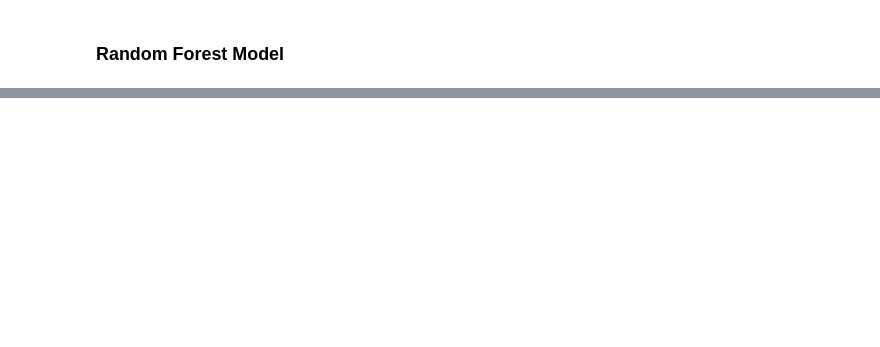
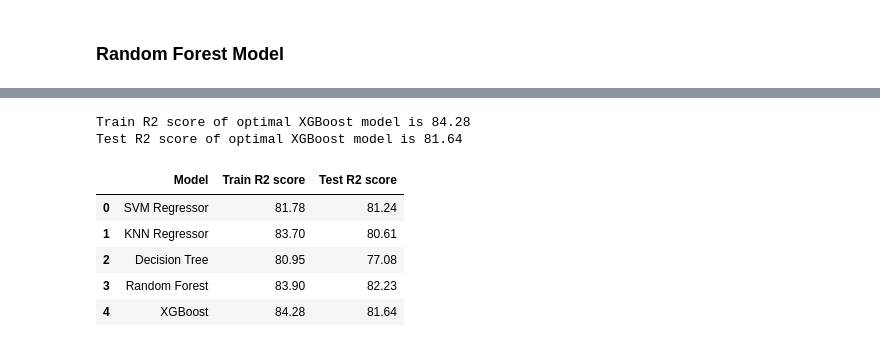
Before and after one commit to SuhasTantri/Bike-Demand-Prediction, a Jupyter notebook: Suhas_Bike_sharing_Demand_prediction_project.ipynb, the cells around one changed output, grey strips where cells are left out. Cells and saved outputs as stored; diff of their text form; code cells hidden in the pictures; blank space fills up the shorter version.

```diff
--- a/Suhas_Bike_sharing_Demand_prediction_project.ipynb
+++ b/Suhas_Bike_sharing_Demand_prediction_project.ipynb
@@ -550,0 +544,5 @@ Test r2 score of optimal Random Forest model is 82.91
+# %%
+from xgboost import XGBRegressor
+xgb=XGBRegressor(objective='reg:linear',n_estimators=100,seed=100,random_state=15,learning_rate=0.05)
+# Fitting the model
+xgb.fit(X_train,y_train,early_stopping_rounds=5,eval_set=[(X_test,y_test)],verbose=False)
@@ -550,0 +564,10 @@ Test r2 score of optimal Random Forest model is 82.91
+# %%
+# Hyper parameter tuning
+param_test = {
+ 'reg_alpha':[96,98,100,102,104]
+}
+gsearch = GridSearchCV(estimator = XGBRegressor(learning_rate=0.04,max_depth=7,n_estimators=50,verbosity=0,silent=True,colsample_bytree=0.9, min_child_weight=7,subsample=0.85,gamma=0,
+objective= 'reg:linear', nthread=4,scale_pos_weight=1,seed=27),param_grid=param_test, cv=5)
+gsearch.fit(X_train,y_train,early_stopping_rounds=5,eval_set=[(X_test,y_test)],verbose=False)
+
+gsearch.best_params_,
@@ -550,0 +586,31 @@ Test r2 score of optimal Random Forest model is 82.91
+# %%
+# Considering optimal model as best estimator from gridsearch CV
+xgb_optimal_model=gsearch.best_estimator_
+# %%
+# Making predictions on train and test data
+
+xgb_train_class_preds = xgb_optimal_model.predict(X_train)
+xgb_test_class_preds = xgb_optimal_model.predict(X_test)
+
+#Printing r2 score of test and train data
+xgb_r2_train=r2_score(y_train,xgb_train_class_preds)
+xgb_r2_test=r2_score(y_test,xgb_test_class_preds)
+print('Train R2 score of optimal XGBoost model is' ,round(xgb_r2_train*100,2))
+print('Test R2 score of optimal XGBoost model is' ,round(xgb_r2_test*100,2))
+score_result2['Model'].append('XGBoost')
+score_result2['Train R2 score'].append(round(xgb_r2_train*100,2))
+score_result2['Test R2 score'].append(round(xgb_r2_test*100,2))
+# %% [output]
+Train R2 score of optimal XGBoost model is 84.28
+Test R2 score of optimal XGBoost model is 81.64
+# %%
+# Displaying the results of all the models
+result_df=pd.DataFrame(data=score_result2)
+result_df
+# %% [output]
+|  | Model | Train R2 score | Test R2 score |
+| 0 | SVM Regressor | 81.78 | 81.24 |
+| 1 | KNN Regressor | 83.70 | 80.61 |
+| 2 | Decision Tree | 80.95 | 77.08 |
+| 3 | Random Forest | 83.90 | 82.23 |
+| 4 | XGBoost | 84.28 | 81.64 |
```
Also changed, not shown: parts of 52 cells of this notebook.
